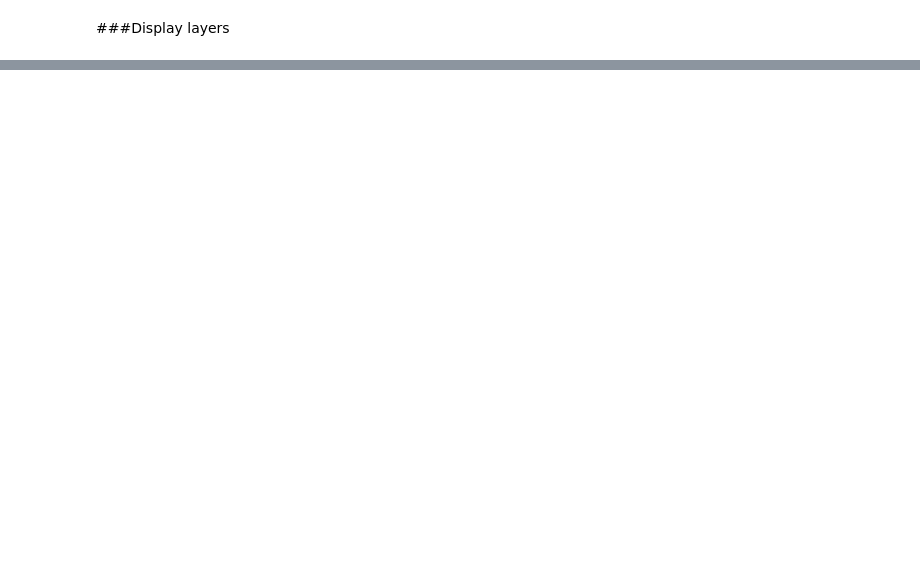
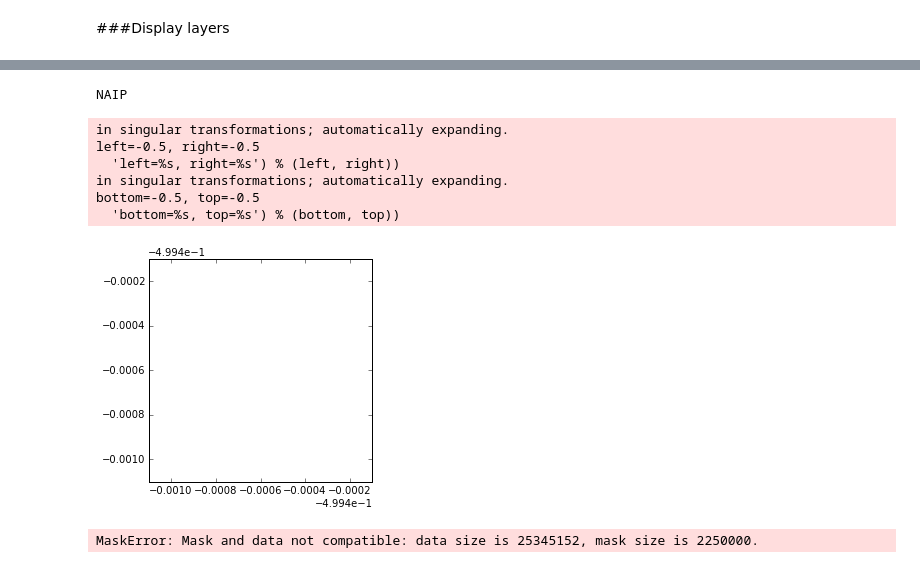
Before and after one commit to HKCaesar/Geoprocessing-Examples, a Jupyter notebook: BuildingExtraction.ipynb, the cells around one changed output, grey strips where cells are left out. Saved outputs shown, nothing was run; the diff lists cells and outputs as text; code cells hidden in the pictures; blank space fills up the shorter version.

```diff
--- a/BuildingExtraction.ipynb
+++ b/BuildingExtraction.ipynb
@@ -148,0 +208,22 @@ with rasterio.open(dem_path) as dem:
+# %%
+print("NAIP")
+plt.imshow(np.transpose(naip, [1,2,0]))
+plt.show()
+# %% [output]
+NAIP
+in singular transformations; automatically expanding.
+left=-0.5, right=-0.5
+  'left=%s, right=%s') % (left, right))
+in singular transformations; automatically expanding.
+bottom=-0.5, top=-0.5
+  'bottom=%s, top=%s') % (bottom, top))
+[figure, added]
+# %%
+masked_naip = np.ma.MaskedArray(naip, mask=thematic_mask)
+masked_ndtm = np.ma.MaskedArray(ndtm, mask=thematic_mask)
+plt.imshow(np.transpose(masked_naip, [1,2,0]))
+plt.show()
+plt.imshow(masked_ndtm)
+plt.show()
+# %% [output]
+MaskError: Mask and data not compatible: data size is 25345152, mask size is 2250000.
```
Also changed, not shown: parts of 10 cells of this notebook, 4 other files.
